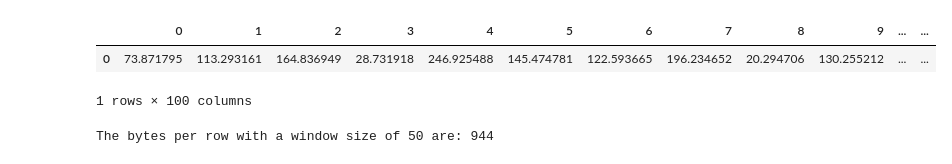
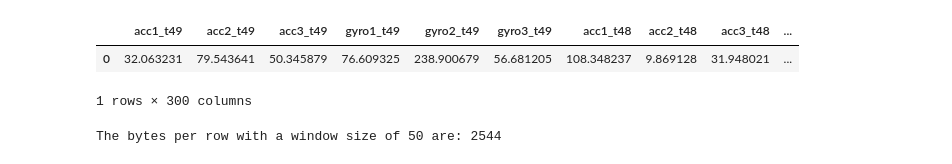
Before and after one commit to esangeni/Effect-of-Adding-Time-Correlation-to-SVM-based-Motion-Classification-in-Pedestrian-Navigation, a Jupyter notebook: Motion Classification/02_Memory_Data_Analysis.ipynb, the cells around one changed output. Drawn from its saved outputs; the diff is of its cells as text; code cells hidden in the pictures.

```diff
--- a/Motion Classification/02_Memory_Data_Analysis.ipynb
+++ b/Motion Classification/02_Memory_Data_Analysis.ipynb
@@ -1,29 +1,29 @@
 # %%
 import sys
 import pandas as pd
 import numpy as np
 
 window = 50
-sig = 2
+sig = 6
 
 if sig == 2:
     s = []
     for i in range(window-1,-1,-1):
         s = np.concatenate((s, [f'acc_t{i}', f'gyr_t{i}']))
     df = pd.DataFrame(np.random.uniform(0,253,size=(1, window*2)))
 
 if sig == 6:
     s = []
     for i in range(window-1,-1,-1):
         s = np.concatenate((s, [f'acc1_t{i}', f'acc2_t{i}', f'acc3_t{i}', f'gyro1_t{i}', f'gyro2_t{i}', f'gyro3_t{i}']))
     df = pd.DataFrame(np.random.uniform(0,253,size=(1, window*6)), columns=s)
 
 df
 # %% [output]
-|  | 0 | 1 | 2 | 3 | 4 | 5 | 6 | 7 | 8 | 9 | ... | ... |
-| 0 | 73.871795 | 113.293161 | 164.836949 | 28.731918 | 246.925488 | 145.474781 | 122.593665 | 196.234652 | 20.294706 | 130.255212 | ... | ... |
+|  | acc1_t49 | acc2_t49 | acc3_t49 | gyro1_t49 | gyro2_t49 | gyro3_t49 | acc1_t48 | acc2_t48 | acc3_t48 | ... |
+| 0 | 32.063231 | 79.543641 | 50.345879 | 76.609325 | 238.900679 | 56.681205 | 108.348237 | 9.869128 | 31.948021 | ... |
-1 rows × 100 columns
+1 rows × 300 columns
 # %%
 print('The bytes per row with a window size of '+ str(window) +' are:', sys.getsizeof(df))
 # %% [output]
-The bytes per row with a window size of 50 are: 944
+The bytes per row with a window size of 50 are: 2544
```
Also changed, not shown: 38 other files.
